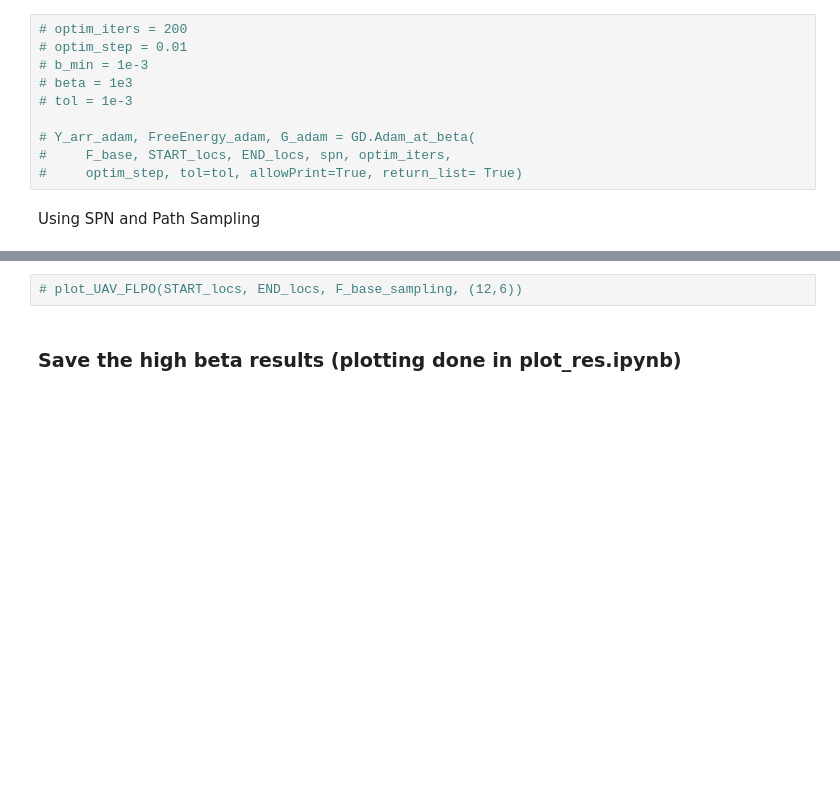
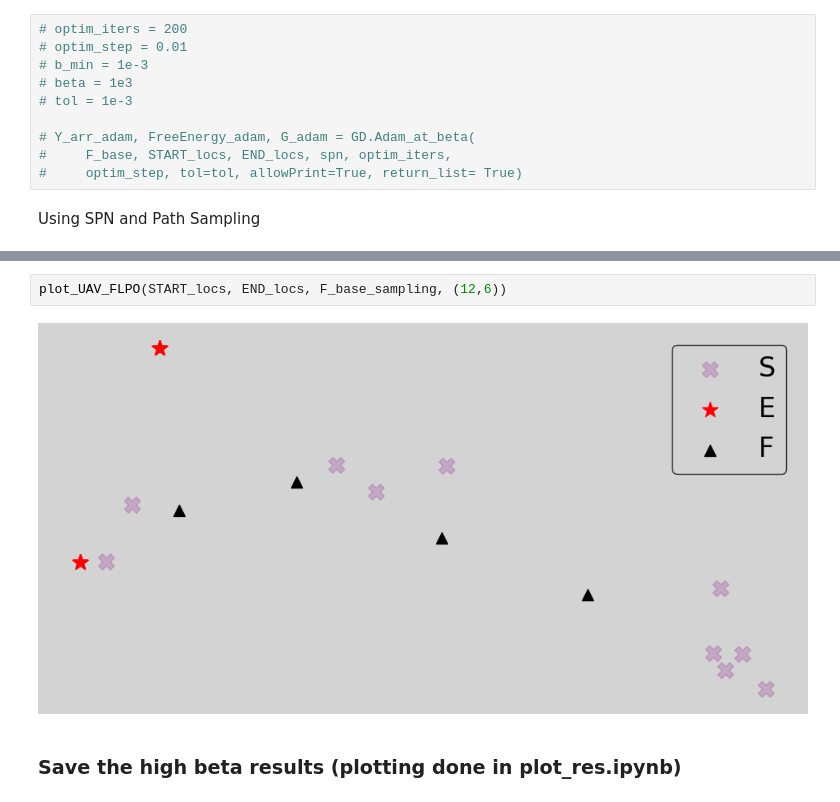
Before and after one commit to salar96/LearningFLPO, a Jupyter notebook: main.ipynb, the cells around one changed output, grey strips where cells are left out. Cells and saved outputs as stored; diff of their text form; blank space fills up the shorter version.

```diff
--- a/main.ipynb
+++ b/main.ipynb
@@ -136,5 +184,7 @@ KeyboardInterrupt:
 # %%
-# plot_UAV_FLPO(START_locs, END_locs, F_base_sampling, (12,6))
+plot_UAV_FLPO(START_locs, END_locs, F_base_sampling, (12,6))
+# %% [output]
+[figure, added]
 # %% [markdown]
 ### Save the high beta results (plotting done in plot_res.ipynb)
 # %%
```
Also changed, not shown: parts of 9 cells of this notebook, 13 other files.
